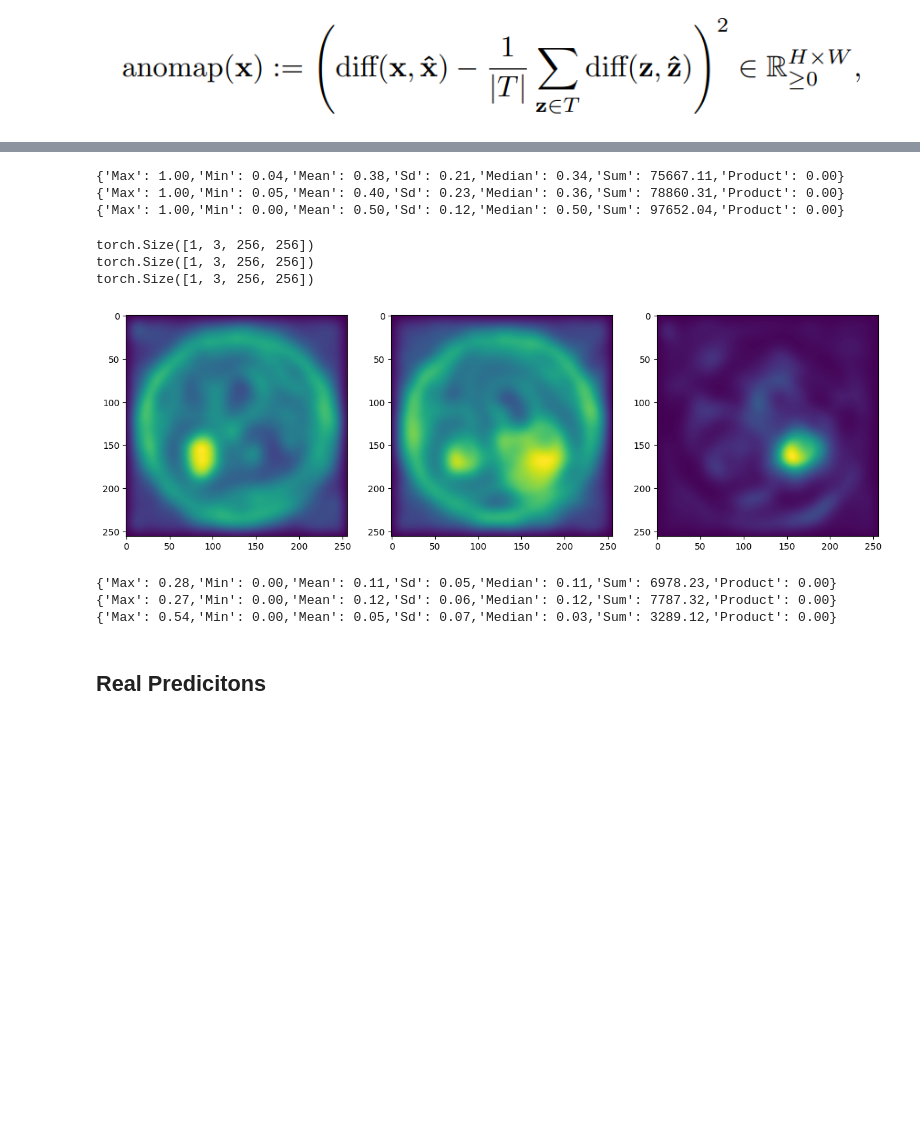
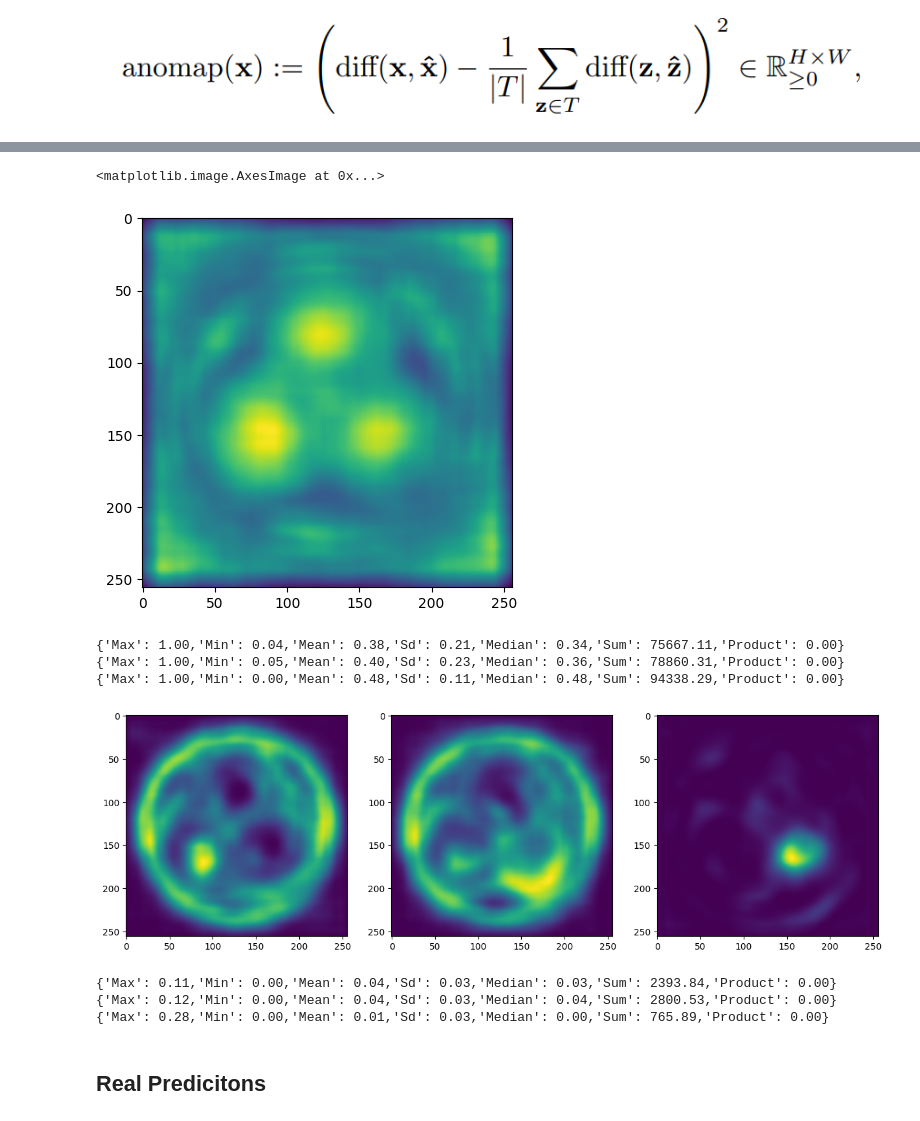
Before and after one commit to buehlpa/inpainting-transformer, a Jupyter notebook: evaluate_cable.ipynb, the cells around one changed output, grey strips where cells are left out. Saved outputs shown, nothing was run; the diff lists cells and outputs as text; code cells hidden in the pictures; blank space fills up the shorter version.

```diff
--- a/evaluate_cable.ipynb
+++ b/evaluate_cable.ipynb
@@ -62,15 +160,12 @@ torch.Size([5, 1, 20, 20])
+# %%
+# mean from the training set
+# get_mean_Z(RES_PATH,IMG_PATH,ano_class='cable') # calculation and save
+mean_z_diff = torch.load('cable_mean_Z.pt').cpu()
+plt.imshow(mean_z_diff.squeeze(0).permute(1, 2, 0))
+# %% [output]
+<matplotlib.image.AxesImage at 0x...>
+[figure, added]
 # %%
-from PIL import Image
-import torch
-import matplotlib.pyplot as plt
-import torchvision.transforms as transforms
-
-
-transform = transforms.Compose([
-    transforms.Resize((256, 256)),
-    transforms.ToTensor()
-])
-
 
 image1 = Image.open('/home/bule/projects/MVTec_Visualizer/data/mvtec_anomaly_detection/cable/train/good/005.png')
 image_tensor1 = transform(image1)
@@ -88,20 +183,20 @@ print(met(randomTensor))
 # %% [output]
 {'Max': 1.00,'Min': 0.04,'Mean': 0.38,'Sd': 0.21,'Median': 0.34,'Sum': 75667.11,'Product': 0.00}
 {'Max': 1.00,'Min': 0.05,'Mean': 0.40,'Sd': 0.23,'Median': 0.36,'Sum': 78860.31,'Product': 0.00}
-{'Max': 1.00,'Min': 0.00,'Mean': 0.50,'Sd': 0.12,'Median': 0.50,'Sum': 97652.04,'Product': 0.00}
+{'Max': 1.00,'Min': 0.00,'Mean': 0.48,'Sd': 0.11,'Median': 0.48,'Sum': 94338.29,'Product': 0.00}
 # %%
 msgms=MSGMSLoss()
 loss, map =msgms(image_tensor1.unsqueeze(0),randomTensor)
-diff = avg_multiscale(map, scale_factors=[2, 4], gauss_kernel_size=21, gauss_sigma=2)
+diff = avg_multiscale(map, scale_factors=[2, 4], gauss_kernel_size=21, gauss_sigma=2)-mean_z_diff
 diff_squared1 = diff**2
 
 loss, map =msgms(image_tensor2.unsqueeze(0),randomTensor)
-diff = avg_multiscale(map, scale_factors=[2, 4], gauss_kernel_size=21, gauss_sigma=2)
+diff = avg_multiscale(map, scale_factors=[2, 4], gauss_kernel_size=21, gauss_sigma=2)-mean_z_diff
 diff_squared2 = diff**2
 
 # same image , difference should be zero
 loss, map =msgms(image_tensor1.unsqueeze(0),image_tensor2.unsqueeze(0))
-diff = avg_multiscale(map, scale_factors=[2, 4], gauss_kernel_size=21, gauss_sigma=2)
+diff = avg_multiscale(map, scale_factors=[2, 4], gauss_kernel_size=21, gauss_sigma=2)-mean_z_diff
 diff_squared3 = diff**2
 
 fig, axs = plt.subplots(1, 3, figsize=(15, 5))
@@ -115,13 +210,10 @@ print(met(diff_squared1))
 print(met(diff_squared2))
 print(met(diff_squared3))
 # %% [output]
+[figure, new version]
-torch.Size([1, 3, 256, 256])
-torch.Size([1, 3, 256, 256])
-torch.Size([1, 3, 256, 256])
+{'Max': 0.11,'Min': 0.00,'Mean': 0.04,'Sd': 0.03,'Median': 0.03,'Sum': 2393.84,'Product': 0.00}
+{'Max': 0.12,'Min': 0.00,'Mean': 0.04,'Sd': 0.03,'Median': 0.04,'Sum': 2800.53,'Product': 0.00}
+{'Max': 0.28,'Min': 0.00,'Mean': 0.01,'Sd': 0.03,'Median': 0.00,'Sum': 765.89,'Product': 0.00}
-[figure, old version]
-{'Max': 0.28,'Min': 0.00,'Mean': 0.11,'Sd': 0.05,'Median': 0.11,'Sum': 6978.23,'Product': 0.00}
-{'Max': 0.27,'Min': 0.00,'Mean': 0.12,'Sd': 0.06,'Median': 0.12,'Sum': 7787.32,'Product': 0.00}
-{'Max': 0.54,'Min': 0.00,'Mean': 0.05,'Sd': 0.07,'Median': 0.03,'Sum': 3289.12,'Product': 0.00}
 # %% [markdown]
 ## Real Predicitons
 # %%
```
Also changed, not shown: parts of 12 cells of this notebook, 4 other files.
